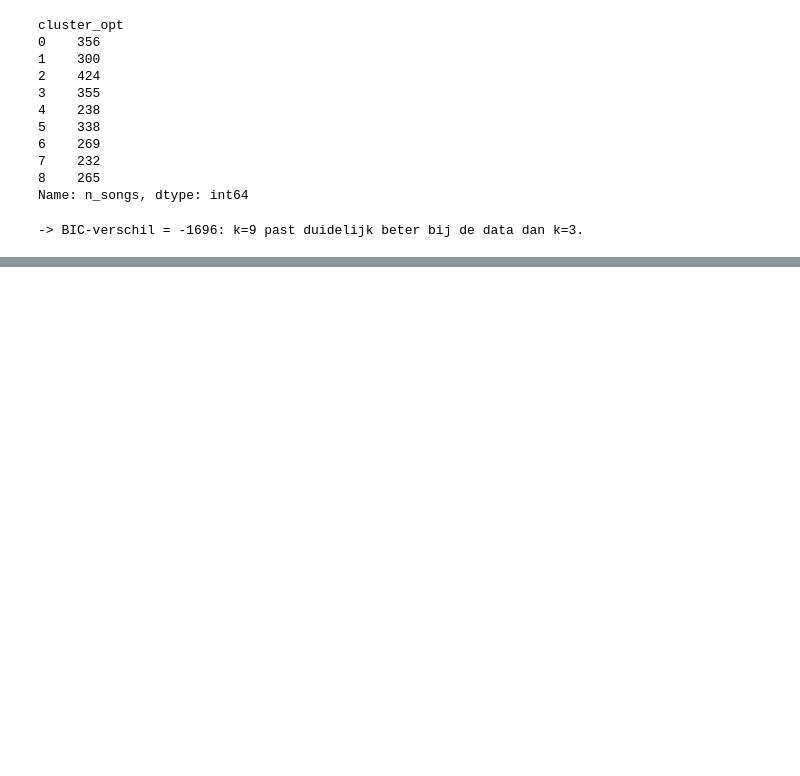
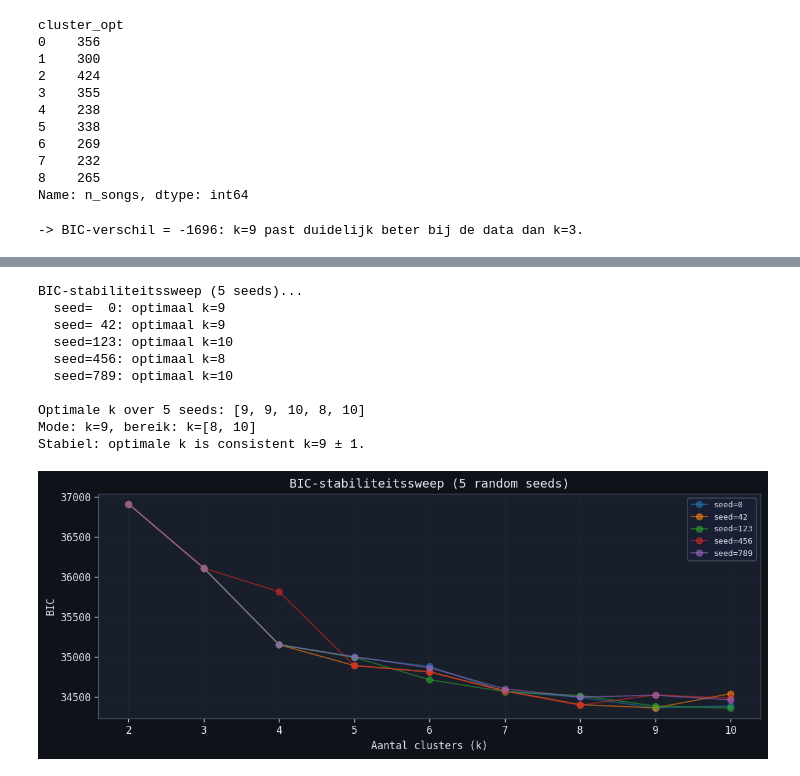
Before and after one commit to astridverschraege/spotify-project, a Jupyter notebook: notebooks/ml/4_music_class_unsupervised.ipynb, the cells around one changed output, grey strips where cells are left out. Saved outputs shown, nothing was run; the diff lists cells and outputs as text; code cells hidden in the pictures; blank space fills up the shorter version.

```diff
--- a/notebooks/ml/4_music_class_unsupervised.ipynb
+++ b/notebooks/ml/4_music_class_unsupervised.ipynb
@@ -65,7 +73,7 @@ Imports OK
 # %%
 # REUSE_MODEL: True  -> laad bestaande modellen (snel)
 #              False -> fit nieuwe modellen (BIC sweep k=2..10, ~1 min)
-REUSE_MODEL = False
+REUSE_MODEL = True
 
 RANDOM_STATE = 42
 np.random.seed(RANDOM_STATE)
@@ -610,0 +625,53 @@ Name: n_songs, dtype: int64
+# %%
+seeds = [0, 42, 123, 456, 789]
+stability_results = {}
+
+print("BIC-stabiliteitssweep (5 seeds)...")
+for seed in seeds:
+    bics_seed = {}
+    for k in range(K_MIN, K_MAX + 1):
+        gmm = GaussianMixture(
+            n_components=k, covariance_type='full',
+            n_init=3, random_state=seed,
+        )
+        gmm.fit(X)
+        bics_seed[k] = gmm.bic(X)
+    opt_k_seed = min(bics_seed, key=bics_seed.get)
+    stability_results[seed] = {'optimal_k': opt_k_seed, 'bics': bics_seed}
+    print(f"  seed={seed:3d}: optimaal k={opt_k_seed}")
+
+opt_ks = [stability_results[s]['optimal_k'] for s in seeds]
+print(f"\nOptimale k over 5 seeds: {opt_ks}")
+print(f"Mode: k={max(set(opt_ks), key=opt_ks.count)}, bereik: k=[{min(opt_ks)}, {max(opt_ks)}]")
+
+if max(opt_ks) - min(opt_ks) > 2:
+    print("Waarschuwing: k varieert sterk over seeds -- optimale k is instabiel. Rapporteer als bereik.")
+else:
+    print(f"Stabiel: optimale k is consistent k={max(set(opt_ks), key=opt_ks.count)} ± 1.")
+
+# Visualiseer BIC-curves per seed
+fig, ax = plt.subplots(figsize=(10, 4))
+for seed, data_s in stability_results.items():
+    ks_s = sorted(data_s['bics'].keys())
+    bics_s = [data_s['bics'][k] for k in ks_s]
+    ax.plot(ks_s, bics_s, 'o-', alpha=0.6, linewidth=1.2, label=f'seed={seed}')
+
+ax.set_xlabel('Aantal clusters (k)')
+ax.set_ylabel('BIC')
+ax.set_title('BIC-stabiliteitssweep (5 random seeds)')
+ax.legend(fontsize=8)
+ax.grid(True, alpha=0.3)
+fig.tight_layout()
+plt.show()
+# %% [output]
+BIC-stabiliteitssweep (5 seeds)...
+  seed=  0: optimaal k=9
+  seed= 42: optimaal k=9
+  seed=123: optimaal k=10
+  seed=456: optimaal k=8
+  seed=789: optimaal k=10
+
+Optimale k over 5 seeds: [9, 9, 10, 8, 10]
+Mode: k=9, bereik: k=[8, 10]
+Stabiel: optimale k is consistent k=9 ± 1.
+[figure, added]
```
Also changed, not shown: parts of 10 cells of this notebook, 14 other files.
